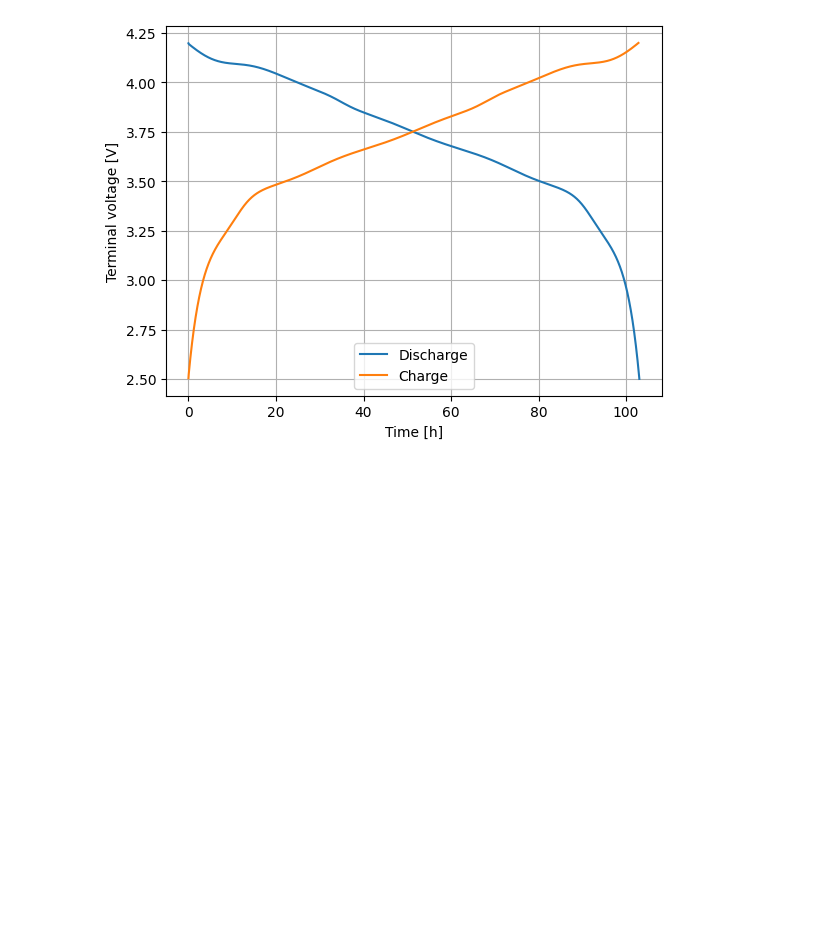
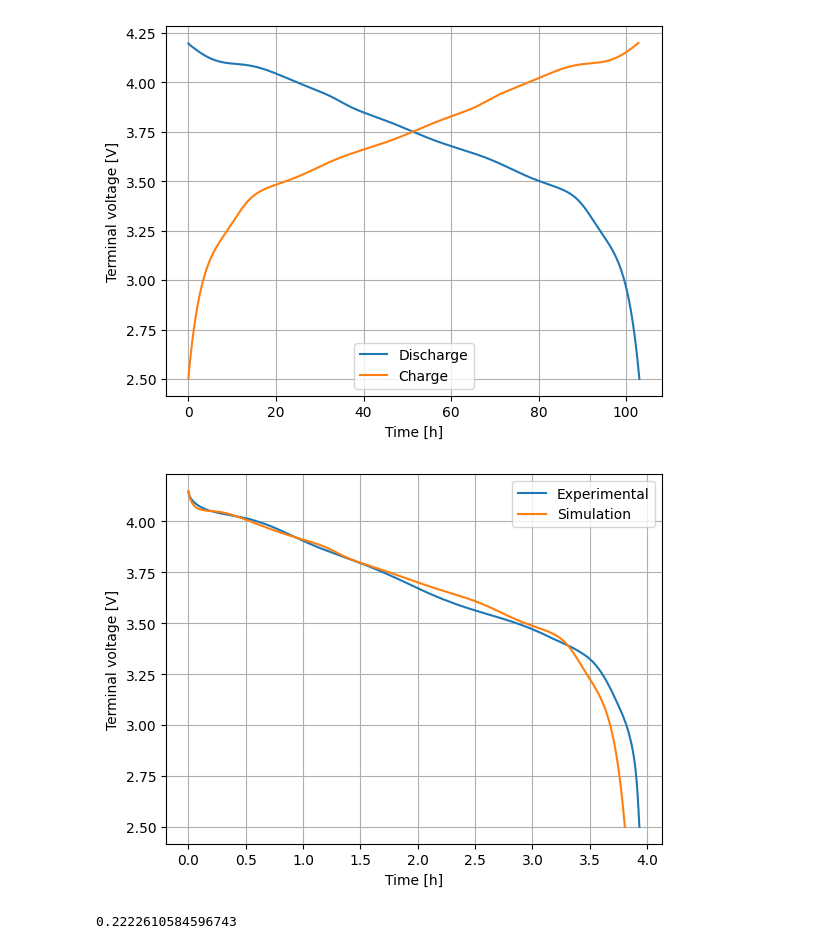
Before and after one commit to JosuYeregui/PINN-DeepONet, a Jupyter notebook: eval/temp.ipynb, the cells around one changed output. Saved outputs shown, nothing was run; the diff lists cells and outputs as text; code cells hidden in the pictures; blank space fills up the shorter version.

Commit message:
Experimental results added

```diff
--- a/eval/temp.ipynb
+++ b/eval/temp.ipynb
@@ -209,3 +209,57 @@ plt.grid()
 plt.show()
 # %% [output]
 [figure]
+# %%
+import os
+
+def load_excel(file):
+    import pandas as pd
+    data = pd.read_excel(file, sheet_name="Channel-6_1")
+    # Filter the data to take only the ones with Step Index = 6 (CHG) or 10 (DCH)
+    data = data[data["Step Index"] == 10]
+    return data["Voltage (V)"].values, data["Step Time (s)"].values
+    # return data["Voltage (V)"].values[:-100], data["Step Time (s)"].values[:-100]
+
+V, t = load_excel(os.path.join("..\\Data\\Aged_PINN_Channel_6_Wb_1.xlsx"))
+# %%
+import pybamm
+param = pybamm.ParameterValues("Chen2020")
+param["Positive electrode active material volume fraction"] *= 1 - 0.058756
+param["Negative electrode active material volume fraction"] *= 1 - 0.26054
+# param["Positive electrode diffusivity [m2.s-1]"] = 5.57979526e-13 # 1.64852539e-14
+# param["Negative electrode diffusivity [m2.s-1]"] = 5.04476624e-15# 1.91909180e-15
+# param["Positive electrode diffusivity [m2.s-1]"] = 1.64852539e-14
+# param["Negative electrode diffusivity [m2.s-1]"] = 1.91909180e-15
+# [9.63134766e-16 5.40579437e-14]
+param["Positive electrode diffusivity [m2.s-1]"] = 9.63134766e-16
+param["Negative electrode diffusivity [m2.s-1]"] = 5.40579437e-14
+
+PBM_model = pybamm.lithium_ion.SPM()
+
+experiment = pybamm.Experiment(["Discharge at 0.2C for 100000 seconds or until 2.5 V"])
+sim = pybamm.Simulation(PBM_model, experiment=experiment, parameter_values=param)
+solution = sim.solve(initial_soc=1.)
+
+t_pybamm = solution["Time [s]"].entries
+V_pybamm = solution["Terminal voltage [V]"].entries
+# %%
+# Plot both experimental and simulation data
+import matplotlib.pyplot as plt
+plt.plot(t/3600., V, label="Experimental")
+plt.plot(t_pybamm/3600., V_pybamm, label="Simulation")
+plt.xlabel("Time [h]")
+plt.ylabel("Terminal voltage [V]")
+plt.legend()
+plt.grid()
+plt.show()
+# %% [output]
+[figure, added]
+# %%
+import numpy as np
+# Calculate the objective function
+V_pbm = np.interp(t_pybamm, t, V)
+
+# return the rmse of the voltage
+np.sqrt(np.mean((V_pbm - V_pybamm)**2))
+# %% [output]
+0.2222610584596743
```
Also changed, not shown: parts of 4 cells of this notebook, 15 other files.
